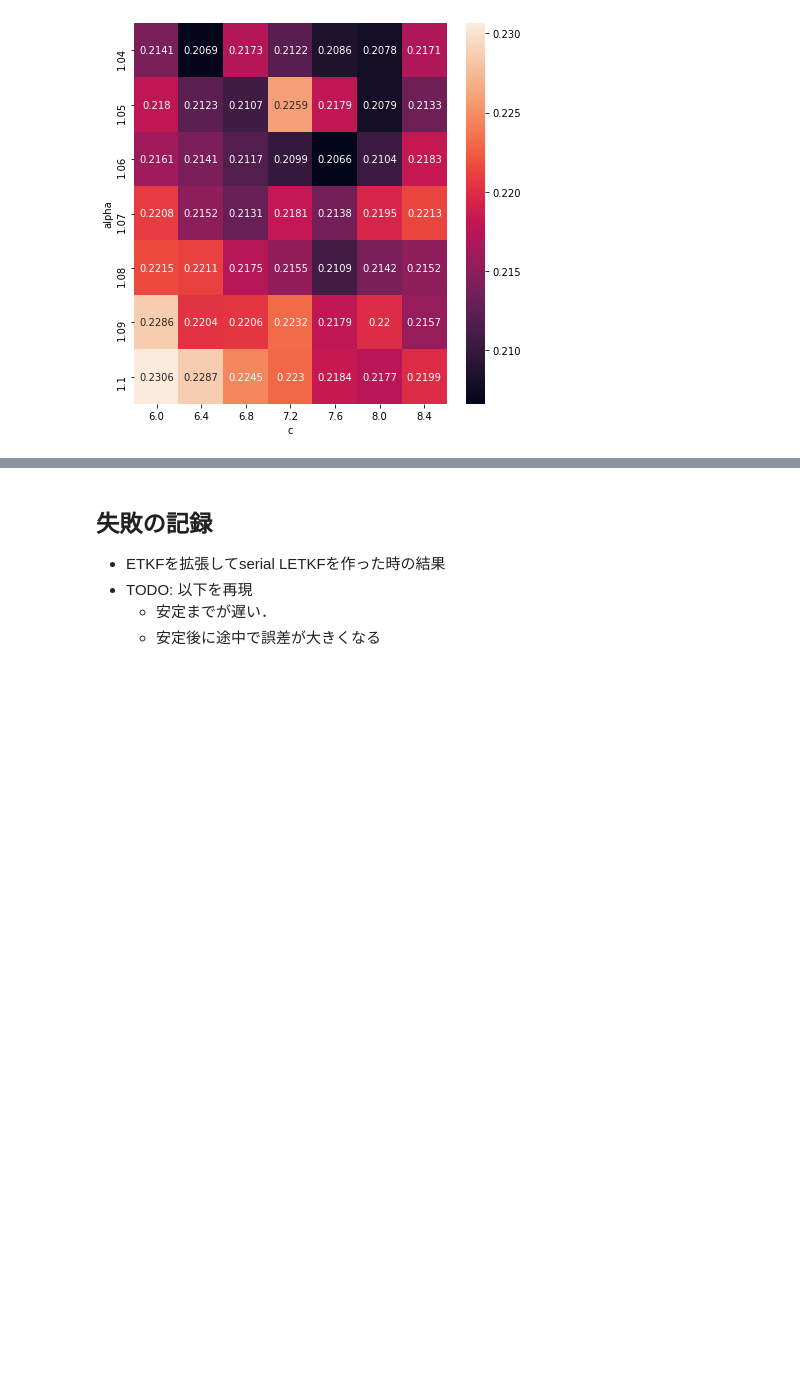
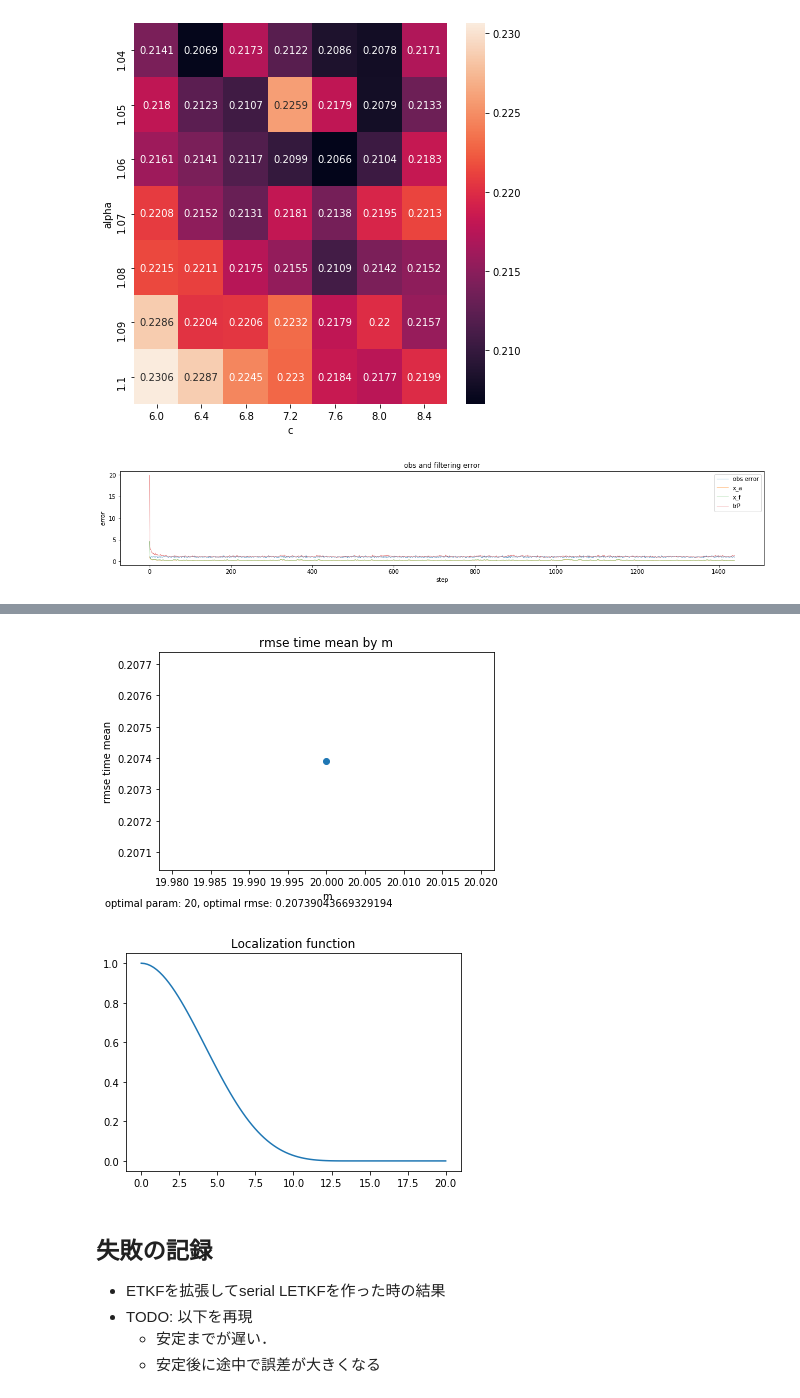
Before and after one commit to KotaTakeda/rccs_online_school, a Jupyter notebook: work_letkf.ipynb, the cells around one changed output, grey strips where cells are left out. Saved outputs shown, nothing was run; the diff lists cells and outputs as text; code cells hidden in the pictures; blank space fills up the shorter version.

```diff
--- a/work_letkf.ipynb
+++ b/work_letkf.ipynb
@@ -179,14 +178,16 @@ Text(42.0, 0.5, 'alpha')
 [figure]
 # %%
 %%time
-m = 8
-alpha = 1.06
-sigma = 4.5
-c = sigma*(0.3**(-1/2))
+m = 20
+alpha = 1.04
+# sigma = 4.5
+# c = sigma*(0.3**(-1/2))
+c = 7
 letkf = LETKF(M, H, Q, R, y[:], x_0, P_0, m=m, alpha=alpha, c=c, localization='', addaptive=False)
 letkf.forward_estimation()
-# plot_error_KF(true, y, [letkf.x, letkf.x_f], trPs=[letkf.trP], legends=['x_a', 'x_f'])
-# estimate_error_with_params(true, [letkf.x], [m], 'm')
-# plot_gaspari_cohn(c)
-# print(c)
+plot_error_KF(true, y, [letkf.x, letkf.x_f], trPs=[letkf.trP], legends=['x_a', 'x_f'])
+estimate_error_with_params(true, [letkf.x], [m], 'm')
+plot_gaspari_cohn(c)
+print(c)
 # %% [output]
+[figure, added]
@@ -195,3 +197,5 @@ Wall time: 51.4 s
+[figure, added]
+[figure, added]
 # %%
 np.save('data/letkf/letkf_optimal.npy', [letkf.x, letkf.trP])
 # %% [markdown]
```
Also changed, not shown: parts of 2 cells of this notebook, 4 other files.
